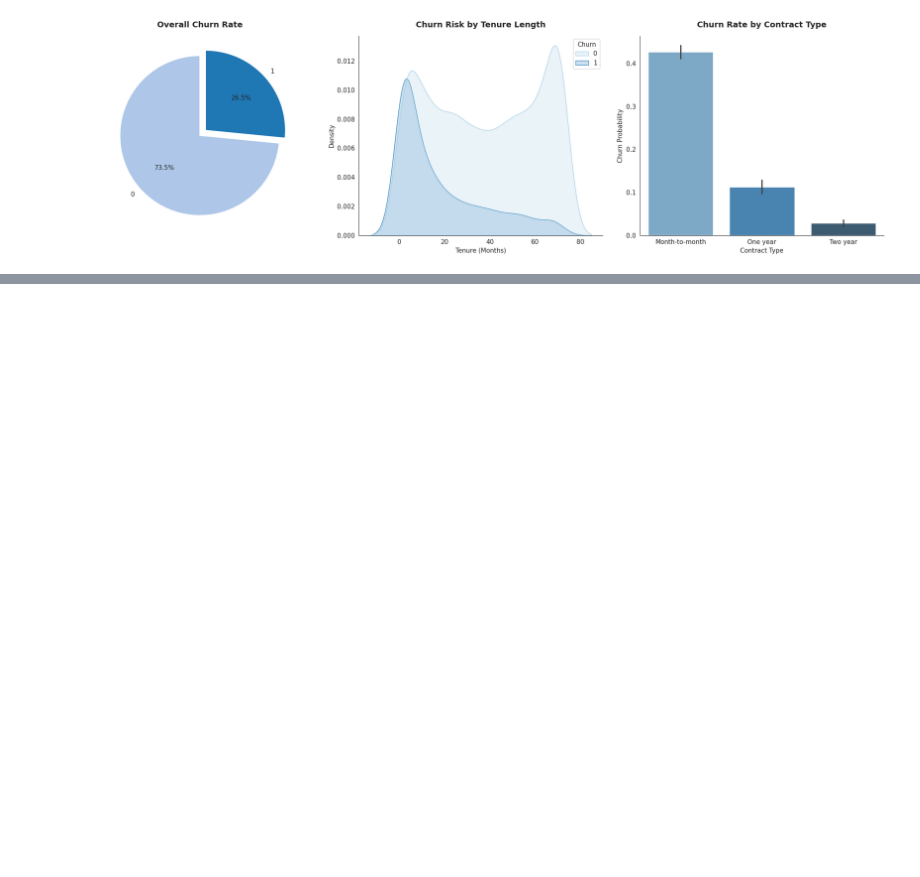
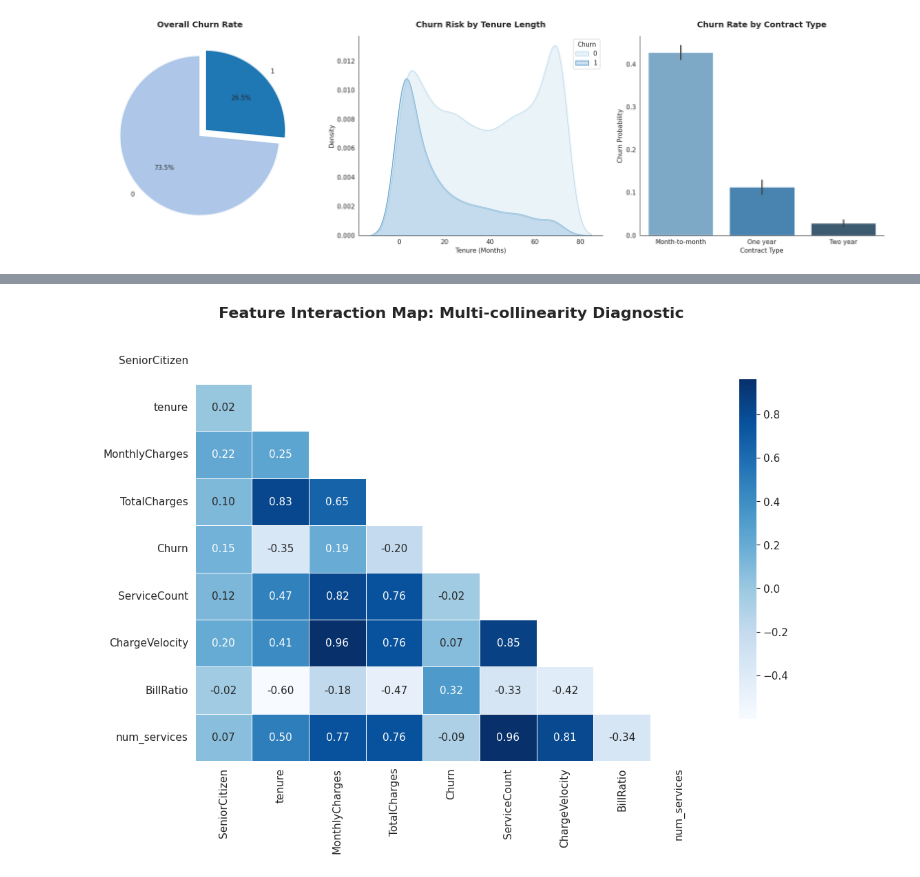
Before and after one commit to nevetsagetro/churn-telco--ds, a Jupyter notebook: notebooks/01_eda_and_cleaning.ipynb, the cells around one changed output, grey strips where cells are left out. Cells and saved outputs as stored; diff of their text form; code cells hidden in the pictures; blank space fills up the shorter version.

```diff
--- a/notebooks/01_eda_and_cleaning.ipynb
+++ b/notebooks/01_eda_and_cleaning.ipynb
@@ -146,0 +298,40 @@ plot_global_churn_overview(df)
+# %%
+# --- SECTION 6: MULTIVARIATE CORRELATION ANALYSIS ---
+
+# STRATEGIC INTENT: Filtering for numerical datatypes ensures the Pearson
+# Correlation Coefficient ($r$) is calculated only on valid continuous or
+# interval scales. This step avoids Type Errors and ensures the mathematical
+# validity of the matrix.
+plt.figure(figsize=(12, 8))
+corr_matrix = df.select_dtypes(include=[np.number]).corr()
+
+# DATA INTEGRITY: Applying a "Lower Triangle Mask."
+mask = np.triu(np.ones_like(corr_matrix, dtype=bool))
+
+# SCALABILITY & BEST PRACTICES: Vectorized Correlation Mapping.
+sns.heatmap(
+    corr_matrix,
+    mask=mask,
+    annot=True,
+    cmap='Blues',
+    fmt='.2f',
+    linewidths=0.5,
+    cbar_kws={"shrink": .8}
+)
+
+# --- TECHNICAL NOTE ON FEATURE STICKINESS ---
+# We specifically monitor the correlation between 'Tenure' and 'TotalCharges'.
+# Since TotalCharges is a proxy for (Tenure × MonthlyCharges), high correlation
+# (>0.80) is expected.
+# SENIOR LEAD DECISION: If using non-tree-based models, consider dropping
+# one of these to prevent "Coefficient Inflation."
+plt.title('Feature Interaction Map: Multi-collinearity Diagnostic', fontsize=16, fontweight='bold', pad=20)
+plt.show()
+
+# CRITICAL BUSINESS INSIGHT:
+# Strong positive correlations between 'num_services' and 'tenure' suggest
+# that product adoption is a leading indicator of customer longevity.
+# Action: Incentivize cross-selling of additional services in the first 90 days
+# to "lock in" the customer and maximize long-term equity.
+# %% [output]
+[figure, added]
```
Also changed, not shown: parts of 11 cells of this notebook.
